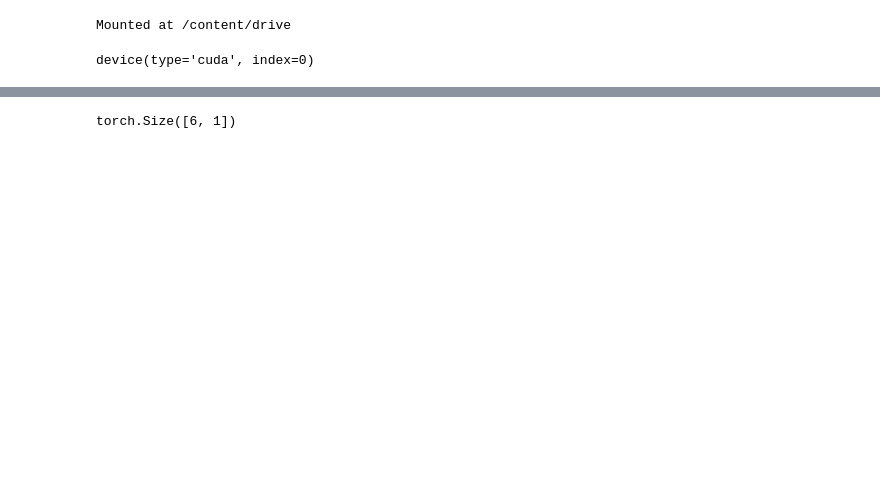
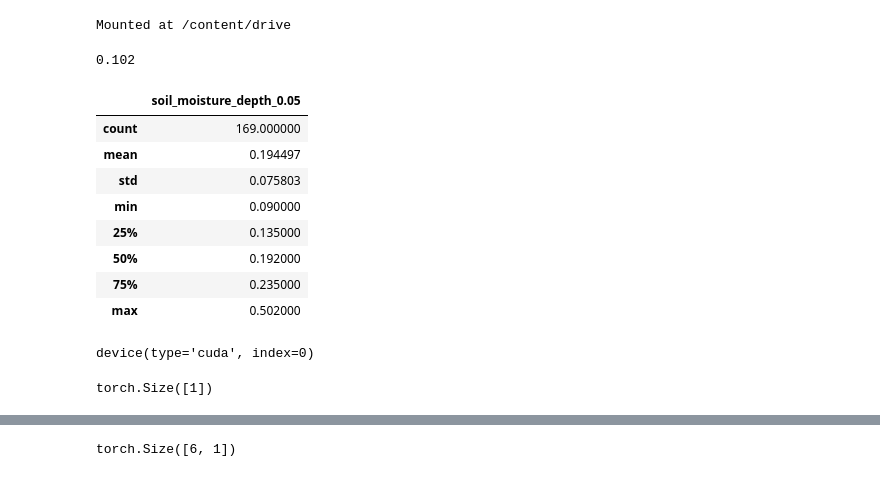
Before and after one commit to Jouhafa/Soil-Mositure-prediction, a Jupyter notebook: Data_analysis/Model.ipynb, the cells around one changed output, grey strips where cells are left out. Saved outputs shown, nothing was run; the diff lists cells and outputs as text; code cells hidden in the pictures; blank space fills up the shorter version.

Commit message:
Update Model v-6/8

```diff
--- a/Data_analysis/Model.ipynb
+++ b/Data_analysis/Model.ipynb
@@ -97,3 +88,7 @@ from skimage.transform import resize
+# %%
+dfff.iloc[50, 1]
+# %% [output]
+0.102
 # %%
 ## Transofrm functions :
 
@@ -198 +157,15 @@ validation_dataset = CustomDataSet(csv_file='/content/drive/MyDrive/Datasets/Dat
+# %%
+dfff = pd.read_csv('/content/drive/MyDrive/Datasets/Dataset_2017to2020_newArea.csv')
+# %%
+dfff.describe()
+# %% [output]
+|  | soil_moisture_depth_0.05 |
+| count | 169.000000 |
+| mean | 0.194497 |
+| std | 0.075803 |
+| min | 0.090000 |
+| 25% | 0.135000 |
+| 50% | 0.192000 |
+| 75% | 0.235000 |
+| max | 0.502000 |
 # %%
@@ -236,19 +209,37 @@ device(type='cuda', index=0)
 class CNN(nn.Module):
     def __init__(self, in_channels=12, num_classes = 1):
         super(CNN, self).__init__()
-        self.conv1 = nn.Conv2d(in_channels=12, out_channels=20, kernel_size=(3,3), stride=(1,1), padding=(1,1) )
-        self.conv2 = nn.Conv2d(20, 64, kernel_size=(3,3), stride=(1,1), padding=(1,1))
+        self.conv1 = nn.Conv2d(in_channels=12, out_channels=12, kernel_size=(3,3), stride=(1,1), padding=(1,1) )
+        self.conv2 = nn.Conv2d(12, 24, kernel_size=(3,3), stride=(1,1), padding=(1,1))
+        self.conv3 = nn.Conv2d(24, 48, kernel_size=(3,3))
         self.conv2_drop = nn.Dropout2d(p=0.4)
+        self.conv3_drop = nn.Dropout2d()
+        self.batchnorm1 = nn.BatchNorm2d(12)
+        self.batchnorm2 = nn.BatchNorm2d(24)
+        self.batchnorm3 = nn.BatchNorm2d(48)
+        self.tanh = nn.Tanh()
 
-        self.fc1 = nn.Linear(8448, num_classes)
+        self.fc1 = nn.Linear(13824 , 2304)
+        self.fc2 = nn.Linear(2304 , num_classes)
 
     def forward(self, x):
-        x = F.relu(F.max_pool2d(self.conv1(x), 2))
-        x = F.relu(F.max_pool2d(self.conv2_drop(self.conv2(x)), 2))
+        x = F.relu(F.max_pool2d(self.batchnorm1(self.conv1(x)), 2))
+        x = F.relu(F.max_pool2d(self.conv2_drop(self.batchnorm2(self.conv2(x))), 2))
+        x = F.relu(F.max_pool2d(self.conv3_drop(self.batchnorm3(self.conv3(x))), 2))
         x = x.view(x.size()[0],-1)
         x = F.relu(self.fc1(x))  ## relu
+        x = self.fc2(x)
+        x = (self.tanh(x) + torch.tensor(1))/2
 
         return x
+
+if __name__ == "__main__":
+    # N = 3 (Mini batch size)
+    x = torch.randn(6, 12, 140, 155)
+    model = CNN(12,num_classes=1)
+    print(model(x)[2].shape)
+# %% [output]
+torch.Size([1])
 # %%
 ## Model to GPU :
 
```
Also changed, not shown: parts of 23 cells of this notebook.
